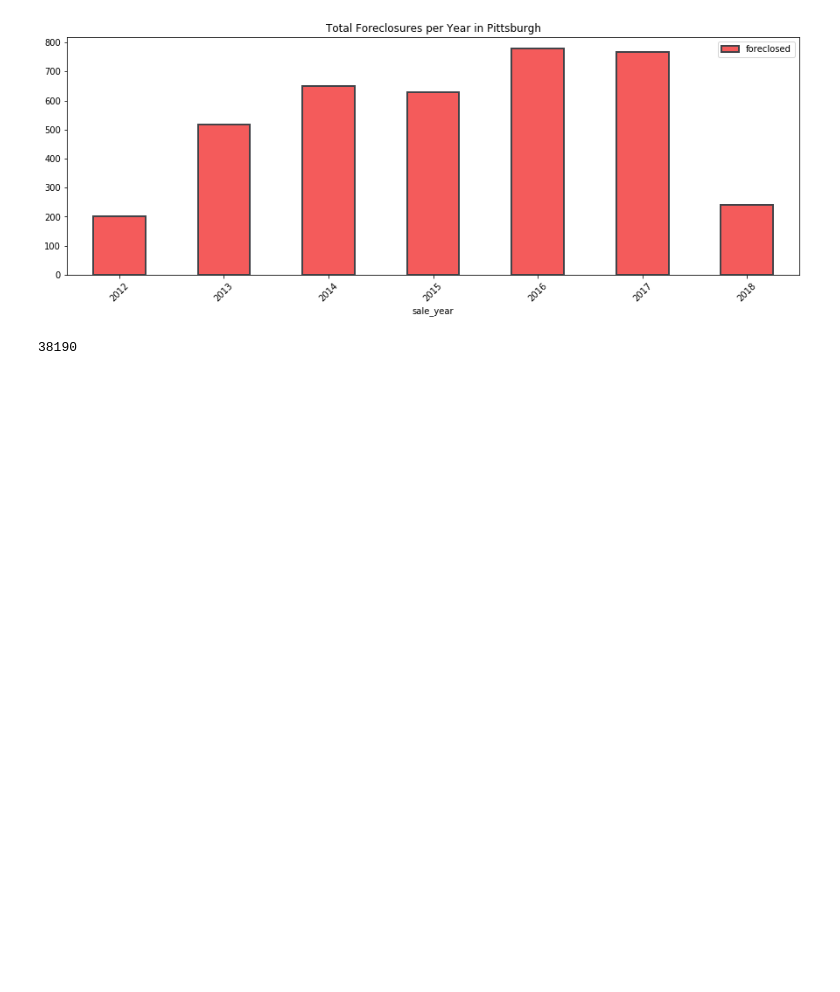
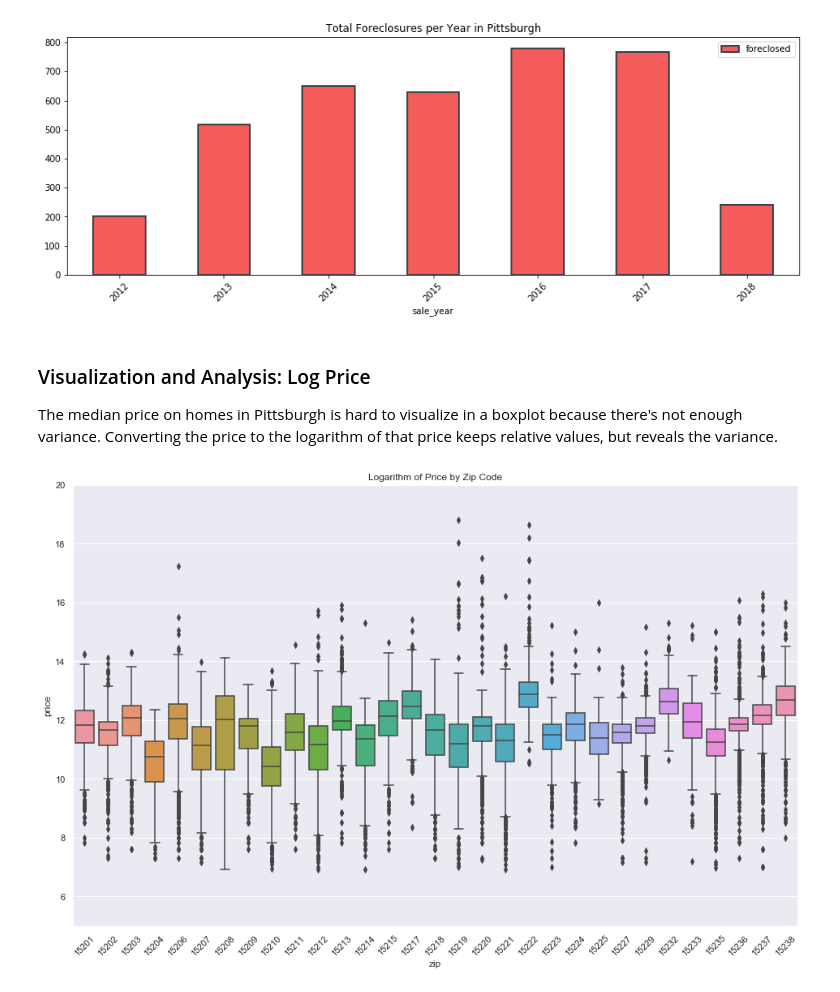
Before and after one commit to oxenfree/pittsburgh-real-estate-analysis, a Jupyter notebook: Project_1.ipynb, the cells around one changed output. Drawn from its saved outputs; the diff is of its cells as text; code cells hidden in the pictures; blank space fills up the shorter version.

```diff
--- a/Project_1.ipynb
+++ b/Project_1.ipynb
@@ -429,18 +433,15 @@ gmaps = googlemaps.Client(key=gmaps_api)
-# %%
-# pgh_city_df.plot(
-#     kind="scatter",
-#     x="longitude",
-#     y="latitude",
-#     s=housing['population']/100,
-#     label="population",
-#     c="median_house_value",
-#     cmap=plt.get_cmap("jet"),
-#     colorbar=True,
-#     alpha=0.4, f
-#     igsize=(10,7),
-# )
-# plt.legend()
-# plt.show()
-pgh_city_df.shape[0]
-# %% [output]
-38190
+# %% [markdown]
+### Visualization and Analysis: Log Price
+
+The median price on homes in Pittsburgh is hard to visualize in a boxplot because there's not enough variance. Converting the price to the logarithm of that price keeps relative values, but reveals the variance.
+# %%
+f, ax = plt.subplots(figsize=(16, 10))
+log_price = np.log(pgh_city_df.price)
+log_price_year = log_price.to_frame().join(pgh_city_df.zip)
+fig = sns.boxplot(x="zip", y="price", data=log_price_year)
+fig.axis(ymin=5, ymax=20);
+xt = plt.xticks(rotation=45)
+plt.title('Logarithm of Price by Zip Code')
+plt.show()
+# %% [output]
+[figure, added]
```
Also changed, not shown: parts of 26 cells of this notebook.
